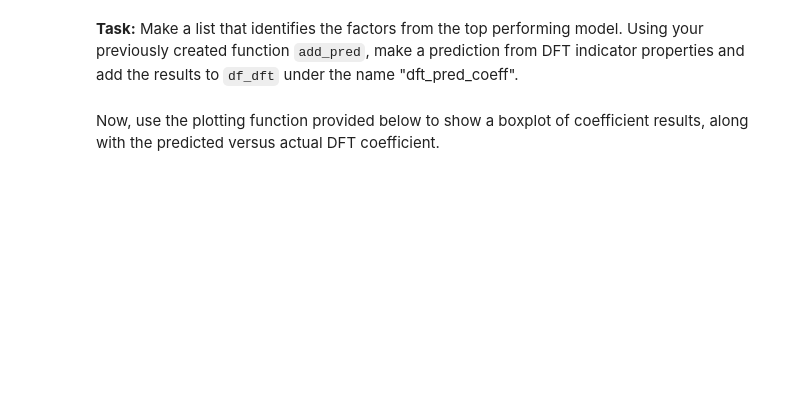
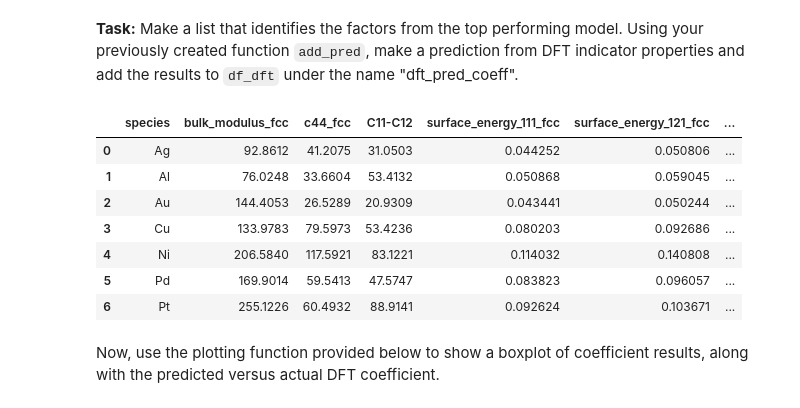
Before and after one commit to bjasperson/property-covariance-demo, a Jupyter notebook: property-covariance-demo.ipynb, the cells around one changed output. Saved outputs shown, nothing was run; the diff lists cells and outputs as text; code cells hidden in the pictures; blank space fills up the shorter version.

```diff
--- a/property-covariance-demo.ipynb
+++ b/property-covariance-demo.ipynb
@@ -260,3 +383,5 @@ Now, we will import the DFT data that we will use with our model to make inferre
 **Task**: Using pandas, download the CSV file with this [link](https://github.com/bjasperson/property-covariance-demo/blob/main/data/gb_dft.csv?raw=true), save the dataframe as `df_dft`, and look at the first five rows.
 # %%
 url_link = "https://github.com/bjasperson/property-covariance-demo/blob/main/data/gb_dft.csv?raw=true"
+df_dft = pd.read_csv(url_link, index_col=0)
+df_dft.head()
@@ -283,8 +428,21 @@ def filter_model_results(df, dft_list):
 # %%
 # best model of the 5 available DFT properties
 dft_model_properties = ['c44_fcc',
                         'unstable_stack_energy_fcc'
                        ]
+dft_pipe = linear_regr_pipeline()
+dft_pipe.fit(df_data[dft_model_properties], df_data["coeff"])
+df_dft["dft_pred_coeff"] = dft_pipe.predict(df_dft[dft_model_properties])
+df_dft
+# %% [output]
+|  | species | bulk_modulus_fcc | c44_fcc | C11-C12 | surface_energy_111_fcc | surface_energy_121_fcc | ... |
+| 0 | Ag | 92.8612 | 41.2075 | 31.0503 | 0.044252 | 0.050806 | ... |
+| 1 | Al | 76.0248 | 33.6604 | 53.4132 | 0.050868 | 0.059045 | ... |
+| 2 | Au | 144.4053 | 26.5289 | 20.9309 | 0.043441 | 0.050244 | ... |
+| 3 | Cu | 133.9783 | 79.5973 | 53.4236 | 0.080203 | 0.092686 | ... |
+| 4 | Ni | 206.5840 | 117.5921 | 83.1221 | 0.114032 | 0.140808 | ... |
+| 5 | Pd | 169.9014 | 59.5413 | 47.5747 | 0.083823 | 0.096057 | ... |
+| 6 | Pt | 255.1226 | 60.4932 | 88.9141 | 0.092624 | 0.103671 | ... |
 # %% [markdown]
 Now, use the plotting function provided below to show a boxplot of coefficient results, along with the predicted versus actual DFT coefficient.
 # %%
```
Also changed, not shown: parts of 18 cells of this notebook.
